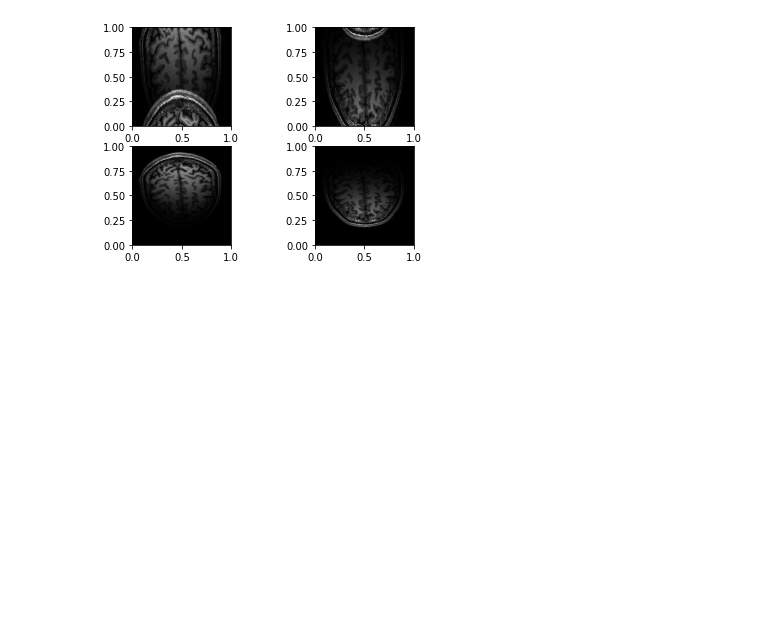
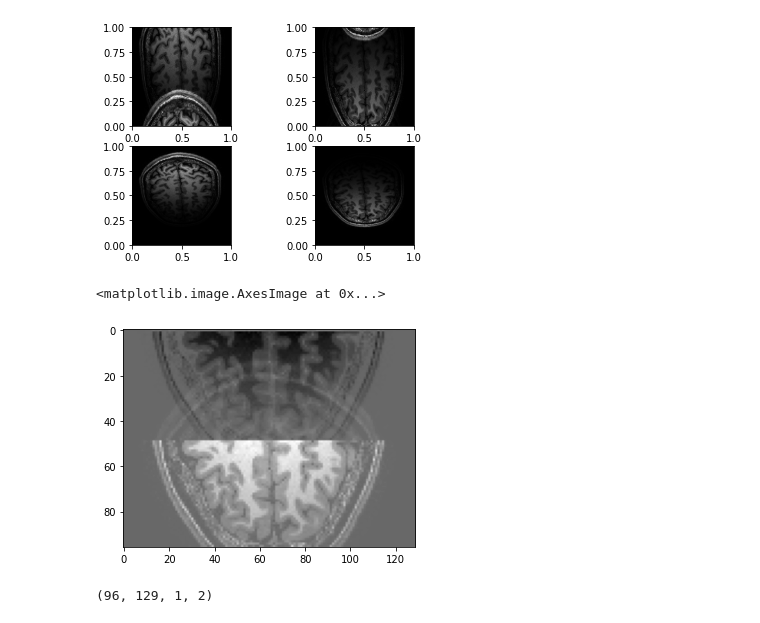
Before and after one commit to ruben-source/daignosticImaging, a Jupyter notebook: MRI/main.ipynb, the cells around one changed output. Cells and saved outputs as stored; diff of their text form; code cells hidden in the pictures; blank space fills up the shorter version.

Commit message:
Added SENSE - still not working though

```diff
--- a/MRI/main.ipynb
+++ b/MRI/main.ipynb
@@ -130,3 +127,24 @@ for i in range((kspace_coils.shape)[3]):
 File coilSubsamp_0.nii saved succesfully!
 File coilSubsamp_1.nii saved succesfully!
 [figure]
+# %%
+imgs_0 = nib.load('images/coilSubsamp_' + str(0) + '.nii').get_fdata()
+imgs_1 = nib.load('images/coilSubsamp_' + str(1) + '.nii').get_fdata()
+
+coil_imgs = np.empty(np.append(imgs_0.shape, 2), dtype='float')
+coil_imgs[:,:,:,0] = imgs_0
+coil_imgs[:,:,:,1] = imgs_1
+
+coil_sensitivities = data['coil_sensitivities']
+
+from functions.filehandler import SENSE
+
+sol = SENSE(coil_imgs[:,:,150:151,:], coil_sensitivities[:,:,150:151,:])
+plt.imshow(sol[:,:,0], cmap='gray')
+# %% [output]
+<matplotlib.image.AxesImage at 0x...>
+[figure, added]
+# %%
+coil_imgs[:,:,150:151,:].shape
+# %% [output]
+(96, 129, 1, 2)
```
Also changed, not shown: parts of 1 cell of this notebook, 1 other file.
